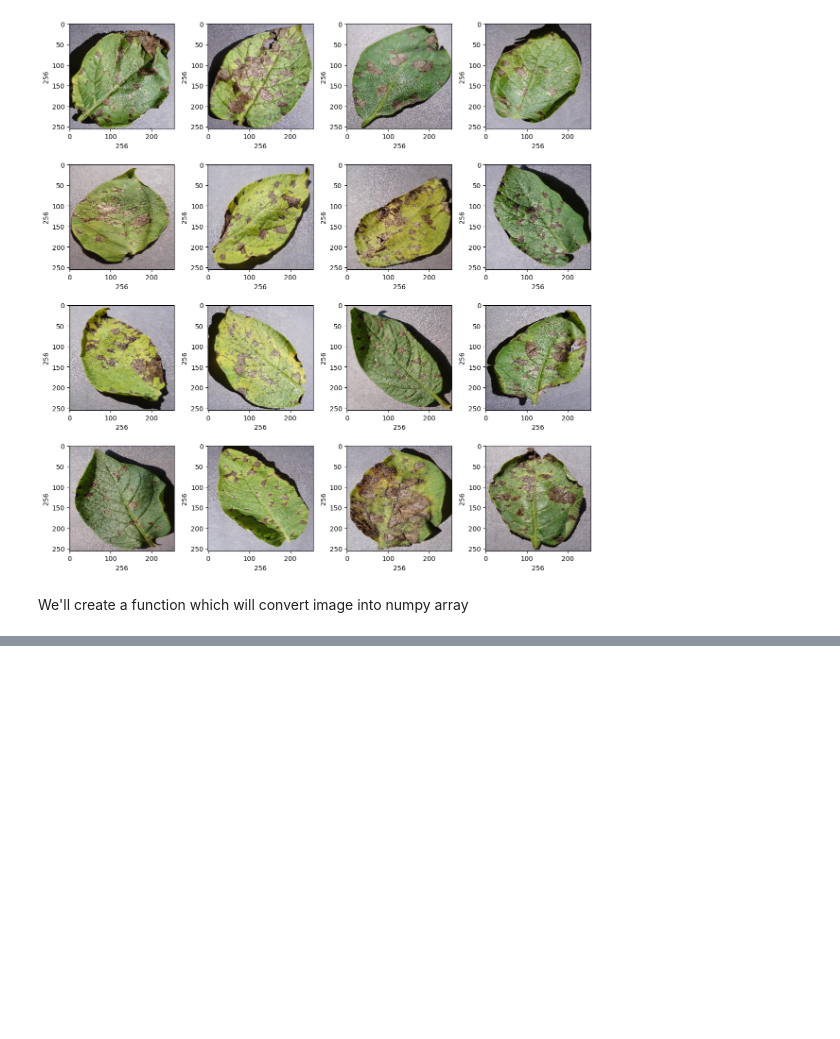
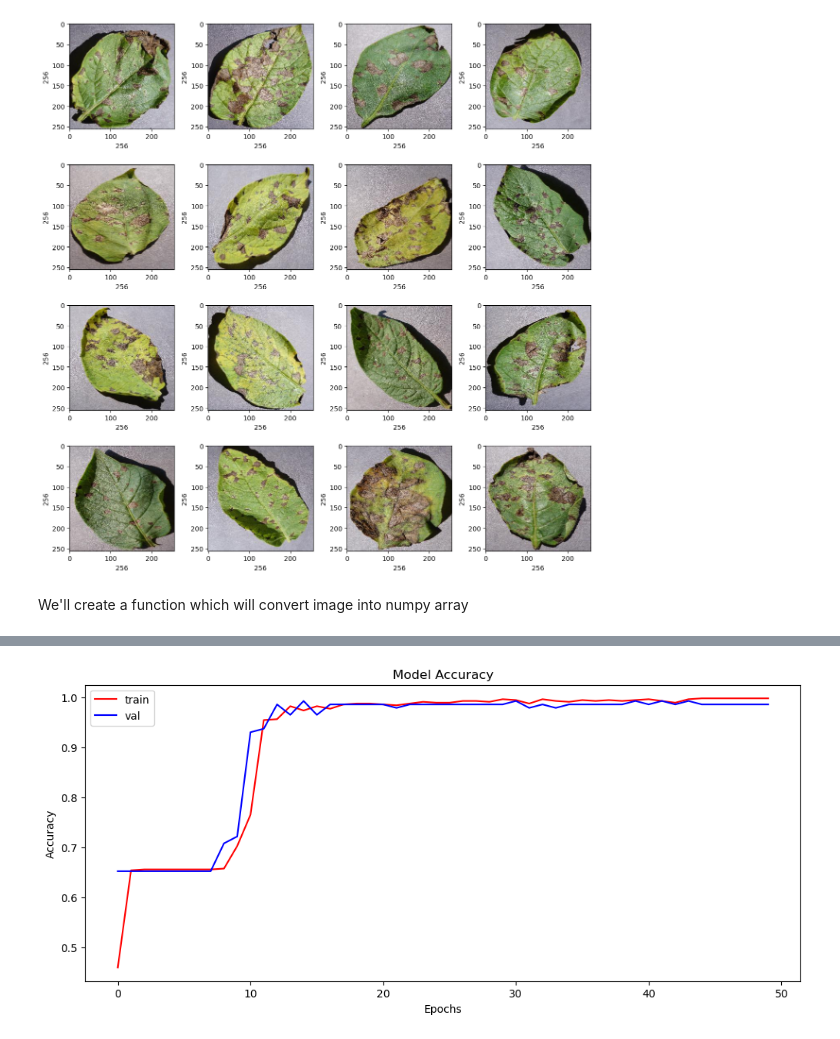
Before and after one commit to ShoaibHoque/Plant_Disease_Prediction, a Jupyter notebook: plant_disease_prediction.ipynb, the cells around one changed output, grey strips where cells are left out. Cells and saved outputs as stored; diff of their text form; code cells hidden in the pictures; blank space fills up the shorter version.

Commit message:
make, predicted and save that predicted model

```diff
--- a/plant_disease_prediction.ipynb
+++ b/plant_disease_prediction.ipynb
@@ -55,0 +106,11 @@ def convert_image_to_array(image_dir):
+# %%
+model = Sequential()
+model.add(Conv2D(32, (3,3), padding='same', input_shape = (256,256,3), activation='relu'))
+model.add(MaxPooling2D(pool_size=(3,3)))
+
+model.add(Conv2D(16, (3,3), padding="same", activation='relu'))
+model.add(MaxPooling2D(pool_size=(2,2)))
+model.add(Flatten())
+model.add(Dense(8, activation='relu'))
+model.add(Dense(3, activation='softmax'))
+model.summary()
@@ -55,0 +139,9 @@ def convert_image_to_array(image_dir):
+# %%
+model.compile(loss='categorical_crossentropy', optimizer=Adam(0.0001), metrics=['accuracy'])
+# %%
+X_train, X_val, y_train, y_val = train_test_split(X_train, y_train, test_size=0.2)
+# %%
+epochs = 50
+batch_size = 128
+history = model.fit(X_train, y_train, batch_size= batch_size, epochs=epochs,
+                    validation_data = (X_val, y_val))
@@ -55,0 +166,13 @@ def convert_image_to_array(image_dir):
+# %%
+#Plot the training history
+plt.figure(figsize=(12, 5))
+plt.plot(history.history['accuracy'], color='r')
+plt.plot(history.history['val_accuracy'], color='b')
+plt.title('Model Accuracy')
+plt.ylabel('Accuracy')
+plt.xlabel('Epochs')
+plt.legend(['train', 'val'])
+
+plt.show()
+# %% [output]
+[figure, added]
```
Also changed, not shown: parts of 16 cells of this notebook, 3 other files.
